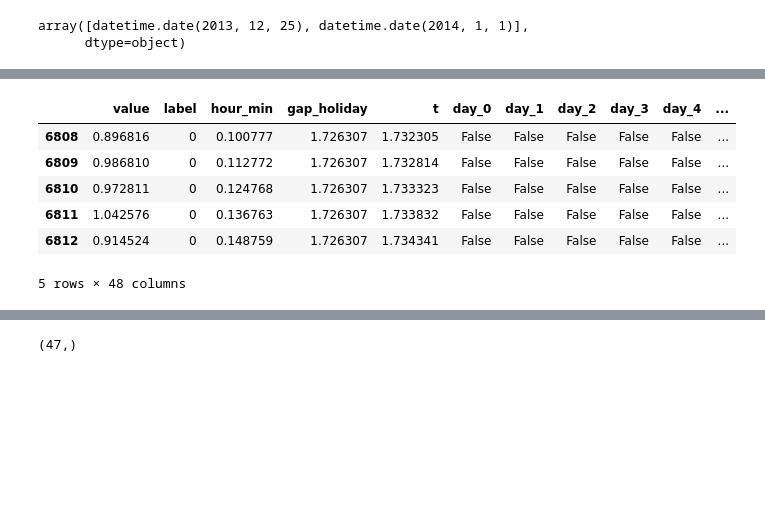
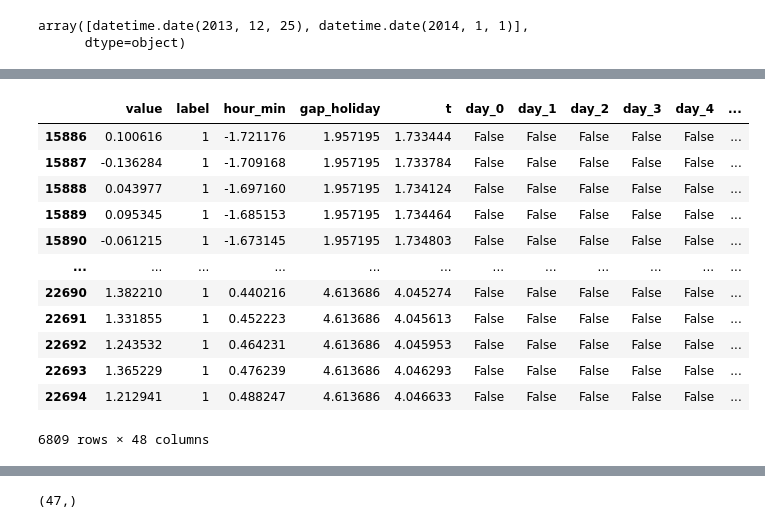
Before and after one commit to anjalianand10/VariationalAutoencodersForAnomalyDetection, a Jupyter notebook: VAE_for_NAB_Data.ipynb, the cells around one changed output, grey strips where cells are left out. Drawn from its saved outputs; the diff is of its cells as text; code cells hidden in the pictures; blank space fills up the shorter version.

```diff
--- a/VAE_for_NAB_Data.ipynb
+++ b/VAE_for_NAB_Data.ipynb
@@ -48,7 +50,7 @@ plt.title("Original Dataset")
 Text(0.5, 1.0, 'Original Dataset')
 [figure]
 # %%
-data['label'] = 0
+data['label'] = 1
 instances= [["2013-12-10 06:25:00","2013-12-12 05:35:00"],
             ["2013-12-15 17:50:00","2013-12-17 17:00:00"],
             ["2014-01-27 14:20:00","2014-01-29 13:30:00"],
@@ -57,4 +59,4 @@ instances= [["2013-12-10 06:25:00","2013-12-12 05:35:00"],
 for i in range(len(instances)):
     start = pd.to_datetime(instances[i][0])
     end = pd.to_datetime(instances[i][1])
-    data.loc[(data['timestamp'] >= start) & (data['timestamp'] <= end), 'label'] = 1
+    data.loc[(data['timestamp'] >= start) & (data['timestamp'] <= end), 'label'] = 0
@@ -155,7 +170,7 @@ data
 # %%
 # Splitting to train and test
-test_ratio = 0.7
-tr_data = data.iloc[: int(len(data) * (1 - test_ratio))]
+test_ratio = 0.3
+tr_data = data.iloc[int(len(data) * 0.25): int(len(data) * (1 - test_ratio))]
 tst_data = data.iloc[int(len(data) * (1 - test_ratio)) :]
 # %%
 scaler = preprocessing.StandardScaler().fit(tr_data[cont_vars])
@@ -177,11 +198,17 @@ tr_data_scaled.head()
 # %%
-tst_data_scaled.head()
+tst_data_scaled
 # %% [output]
 |  | value | label | hour_min | gap_holiday | t | day_0 | day_1 | day_2 | day_3 | day_4 | ... |
-| 6808 | 0.896816 | 0 | 0.100777 | 1.726307 | 1.732305 | False | False | False | False | False | ... |
-| 6809 | 0.986810 | 0 | 0.112772 | 1.726307 | 1.732814 | False | False | False | False | False | ... |
-| 6810 | 0.972811 | 0 | 0.124768 | 1.726307 | 1.733323 | False | False | False | False | False | ... |
-| 6811 | 1.042576 | 0 | 0.136763 | 1.726307 | 1.733832 | False | False | False | False | False | ... |
-| 6812 | 0.914524 | 0 | 0.148759 | 1.726307 | 1.734341 | False | False | False | False | False | ... |
+| 15886 | 0.100616 | 1 | -1.721176 | 1.957195 | 1.733444 | False | False | False | False | False | ... |
+| 15887 | -0.136284 | 1 | -1.709168 | 1.957195 | 1.733784 | False | False | False | False | False | ... |
+| 15888 | 0.043977 | 1 | -1.697160 | 1.957195 | 1.734124 | False | False | False | False | False | ... |
+| 15889 | 0.095345 | 1 | -1.685153 | 1.957195 | 1.734464 | False | False | False | False | False | ... |
+| 15890 | -0.061215 | 1 | -1.673145 | 1.957195 | 1.734803 | False | False | False | False | False | ... |
+| ... | ... | ... | ... | ... | ... | ... | ... | ... | ... | ... | ... |
+| 22690 | 1.382210 | 1 | 0.440216 | 4.613686 | 4.045274 | False | False | False | False | False | ... |
+| 22691 | 1.331855 | 1 | 0.452223 | 4.613686 | 4.045613 | False | False | False | False | False | ... |
+| 22692 | 1.243532 | 1 | 0.464231 | 4.613686 | 4.045953 | False | False | False | False | False | ... |
+| 22693 | 1.365229 | 1 | 0.476239 | 4.613686 | 4.046293 | False | False | False | False | False | ... |
+| 22694 | 1.212941 | 1 | 0.488247 | 4.613686 | 4.046633 | False | False | False | False | False | ... |
-5 rows × 48 columns
+6809 rows × 48 columns
 # %%
```
Also changed, not shown: parts of 24 cells of this notebook.
